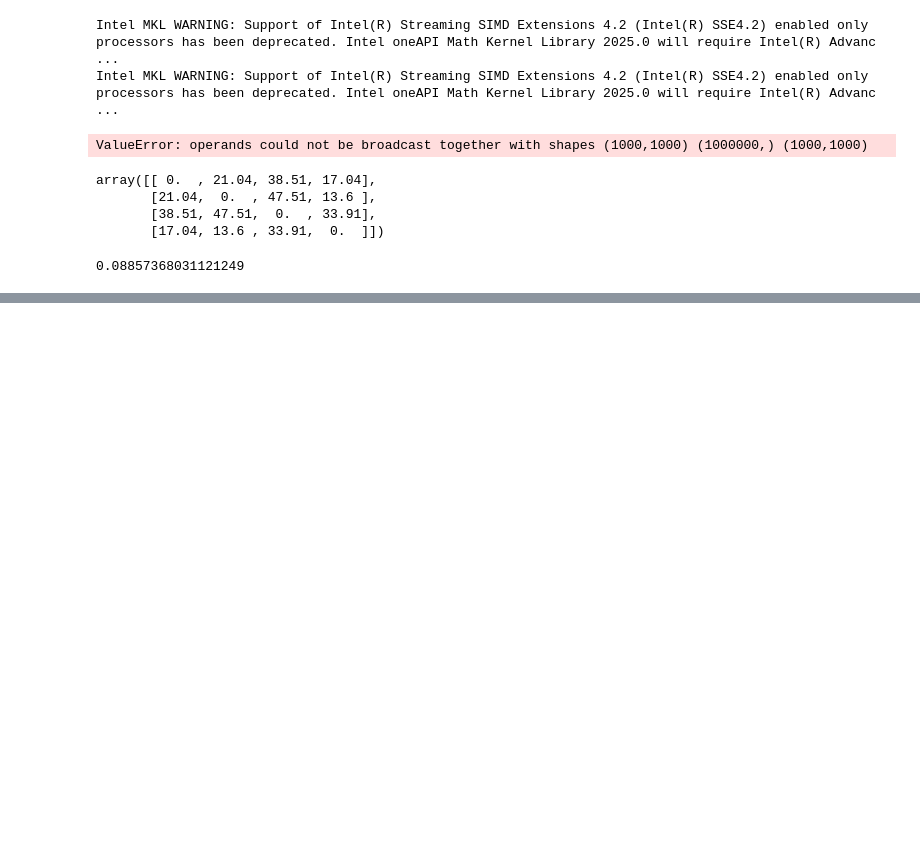
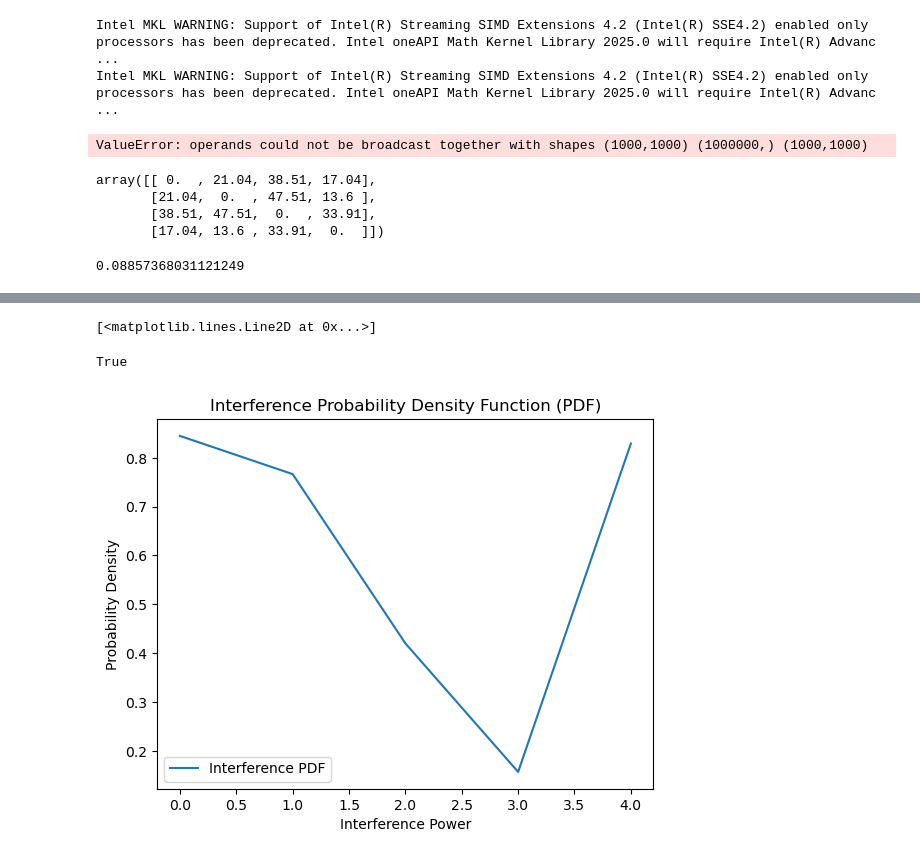
Before and after one commit to noranghi/postmac, a Jupyter notebook: one.ipynb, the cells around one changed output, grey strips where cells are left out. Saved outputs shown, nothing was run; the diff lists cells and outputs as text; code cells hidden in the pictures; blank space fills up the shorter version.

```diff
--- a/one.ipynb
+++ b/one.ipynb
@@ -103,0 +140,18 @@ import scipy.stats as stats
+# %%
+import numpy as np
+from scipy.stats import rayleigh
+
+# 거리와 전송 전력 정보
+distances = [1, 2, 3, 4, 5]  # 각 셀과 주변 셀 간의 거리
+powers = [10, 20, 30, 40, 50]  # 각 셀의 전송 전력
+
+# PDF 계산
+pdfs = []
+for i in range(len(distances)):
+    for j in range(len(powers)):
+        pdf = rayleigh.pdf(x, scale=powers[j])  # Rayleigh 분포의 확률 밀도 함수(PDF) 계산
+        pdfs.append(pdf)
+
+# 결과 출력
+for i in range(len(pdfs)):
+    print(f"PDF {i+1}: {pdfs[i]}")
@@ -103,0 +242,7 @@ import scipy.stats as stats
+# %%
+x = np.linspace(gamma.ppf(0.01, a),
+                gamma.ppf(0.99, a), 100)
+ax.plot(x, gamma.pdf(x, a),
+       'r-', lw=5, alpha=0.6, label='gamma pdf')
+# %% [output]
+[<matplotlib.lines.Line2D at 0x...>]
@@ -103,0 +251,5 @@ import scipy.stats as stats
+# %%
+vals = gamma.ppf([0.001, 0.5, 0.999], a)
+np.allclose([0.001, 0.5, 0.999], gamma.cdf(vals, a))
+# %% [output]
+True
@@ -103,0 +263,44 @@ import scipy.stats as stats
+# %%
+import numpy as np
+import matplotlib.pyplot as plt
+from scipy.stats import norm
+
+def generate_interference_pdf(distances, transmit_powers):
+    """
+    거리와 전송 전력을 사용하여 간섭 전력의 확률밀도함수 (PDF)를 생성하는 함수
+
+    Parameters:
+    - distances: 주변 셀과의 거리 리스트
+    - transmit_powers: 주변 셀의 전송 전력 리스트
+
+    Returns:
+    - pdf: 생성된 간섭 전력의 확률밀도함수
+    """
+    # 간섭 전력 계산
+    interference_powers = [transmit_power / (distance + 1e-9) for distance, transmit_power in zip(distances, transmit_powers)]
+
+    # 평균과 표준편차 계산
+    mean_interference = np.mean(interference_powers)
+    std_interference = np.std(interference_powers)
+
+    # 확률밀도함수 (PDF) 생성
+    pdf = norm.pdf(interference_powers, loc=mean_interference, scale=std_interference)
+
+    return pdf
+
+# 예시: 각 셀의 거리와 전송 전력
+cell_distances = [1.0, 1.5, 2.0, 0.8, 1.2]  # 거리 (임의의 값)
+transmit_powers = [1.0, 1.2, 0.9, 1.5, 1.1]  # 전송 전력 (임의의 값)
+
+# 간섭 전력의 확률밀도함수 (PDF) 생성
+interference_pdf = generate_interference_pdf(cell_distances, transmit_powers)
+
+# 시각화
+plt.plot(interference_pdf, label='Interference PDF')
+plt.title('Interference Probability Density Function (PDF)')
+plt.xlabel('Interference Power')
+plt.ylabel('Probability Density')
+plt.legend()
+plt.show()
+# %% [output]
+[figure, added]
```
Also changed, not shown: parts of 31 cells of this notebook, 1 other file.
